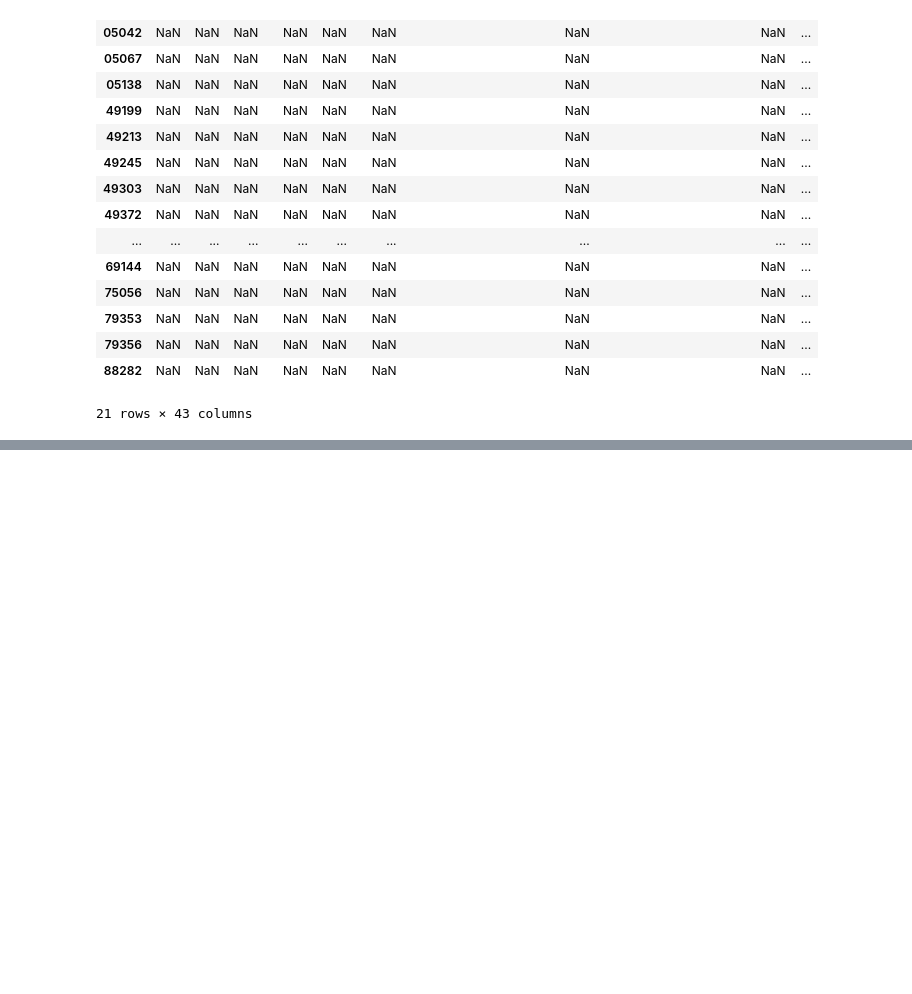
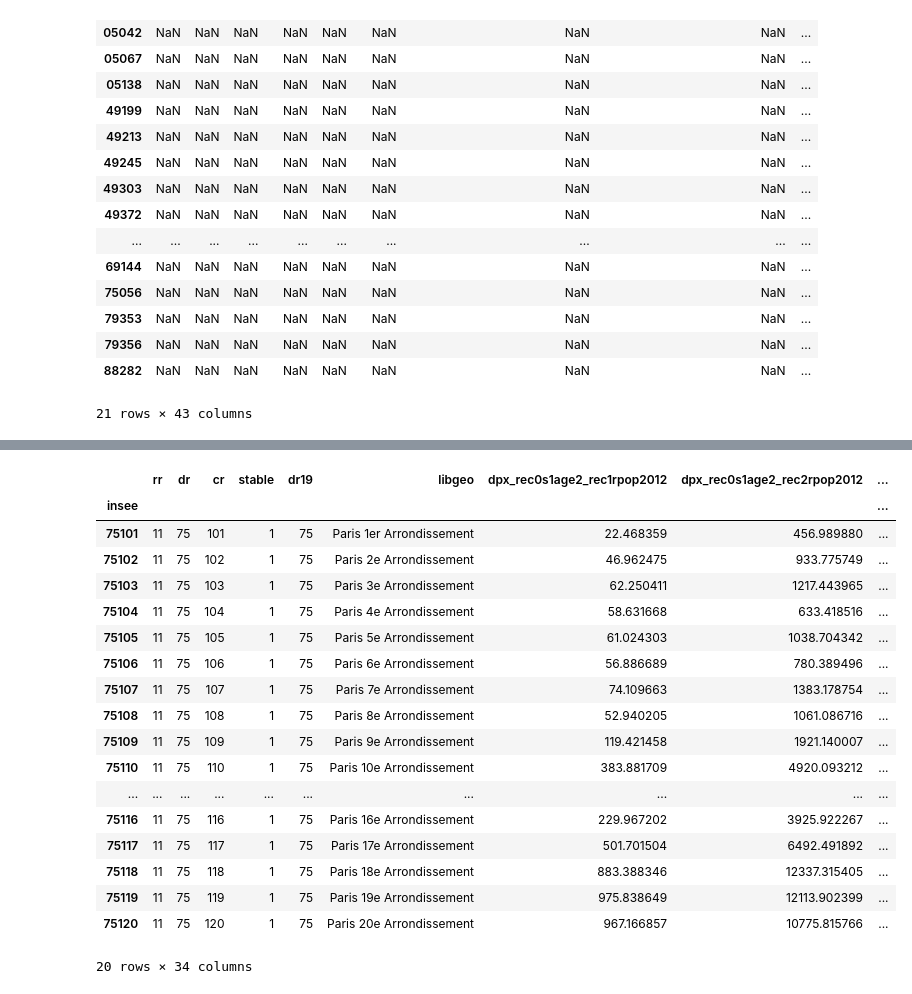
Before and after one commit to cyrilbecot/StGobain_CaseStudy, a Jupyter notebook: ExplorationDiplomaData.ipynb, the cells around one changed output, grey strips where cells are left out. Cells and saved outputs as stored; diff of their text form; code cells hidden in the pictures; blank space fills up the shorter version.

```diff
--- a/ExplorationDiplomaData.ipynb
+++ b/ExplorationDiplomaData.ipynb
@@ -146,0 +170,22 @@ full[full["libgeo"].isna()]
+# %%
+diplomas[diplomas['libgeo'].str.contains('ondiss')]
+# %% [output]
+|  | rr | dr | cr | stable | dr19 | libgeo | dpx_rec0s1age2_rec1rpop2012 | dpx_rec0s1age2_rec2rpop2012 | ... |
+| insee |  |  |  |  |  |  |  |  | ... |
+| 75101 | 11 | 75 | 101 | 1 | 75 | Paris 1er Arrondissement | 22.468359 | 456.989880 | ... |
+| 75102 | 11 | 75 | 102 | 1 | 75 | Paris 2e Arrondissement | 46.962475 | 933.775749 | ... |
+| 75103 | 11 | 75 | 103 | 1 | 75 | Paris 3e Arrondissement | 62.250411 | 1217.443965 | ... |
+| 75104 | 11 | 75 | 104 | 1 | 75 | Paris 4e Arrondissement | 58.631668 | 633.418516 | ... |
+| 75105 | 11 | 75 | 105 | 1 | 75 | Paris 5e Arrondissement | 61.024303 | 1038.704342 | ... |
+| 75106 | 11 | 75 | 106 | 1 | 75 | Paris 6e Arrondissement | 56.886689 | 780.389496 | ... |
+| 75107 | 11 | 75 | 107 | 1 | 75 | Paris 7e Arrondissement | 74.109663 | 1383.178754 | ... |
+| 75108 | 11 | 75 | 108 | 1 | 75 | Paris 8e Arrondissement | 52.940205 | 1061.086716 | ... |
+| 75109 | 11 | 75 | 109 | 1 | 75 | Paris 9e Arrondissement | 119.421458 | 1921.140007 | ... |
+| 75110 | 11 | 75 | 110 | 1 | 75 | Paris 10e Arrondissement | 383.881709 | 4920.093212 | ... |
+| ... | ... | ... | ... | ... | ... | ... | ... | ... | ... |
+| 75116 | 11 | 75 | 116 | 1 | 75 | Paris 16e Arrondissement | 229.967202 | 3925.922267 | ... |
+| 75117 | 11 | 75 | 117 | 1 | 75 | Paris 17e Arrondissement | 501.701504 | 6492.491892 | ... |
+| 75118 | 11 | 75 | 118 | 1 | 75 | Paris 18e Arrondissement | 883.388346 | 12337.315405 | ... |
+| 75119 | 11 | 75 | 119 | 1 | 75 | Paris 19e Arrondissement | 975.838649 | 12113.902399 | ... |
+| 75120 | 11 | 75 | 120 | 1 | 75 | Paris 20e Arrondissement | 967.166857 | 10775.815766 | ... |
+20 rows × 34 columns
```
Also changed, not shown: parts of 2 cells of this notebook, 4 other files.
